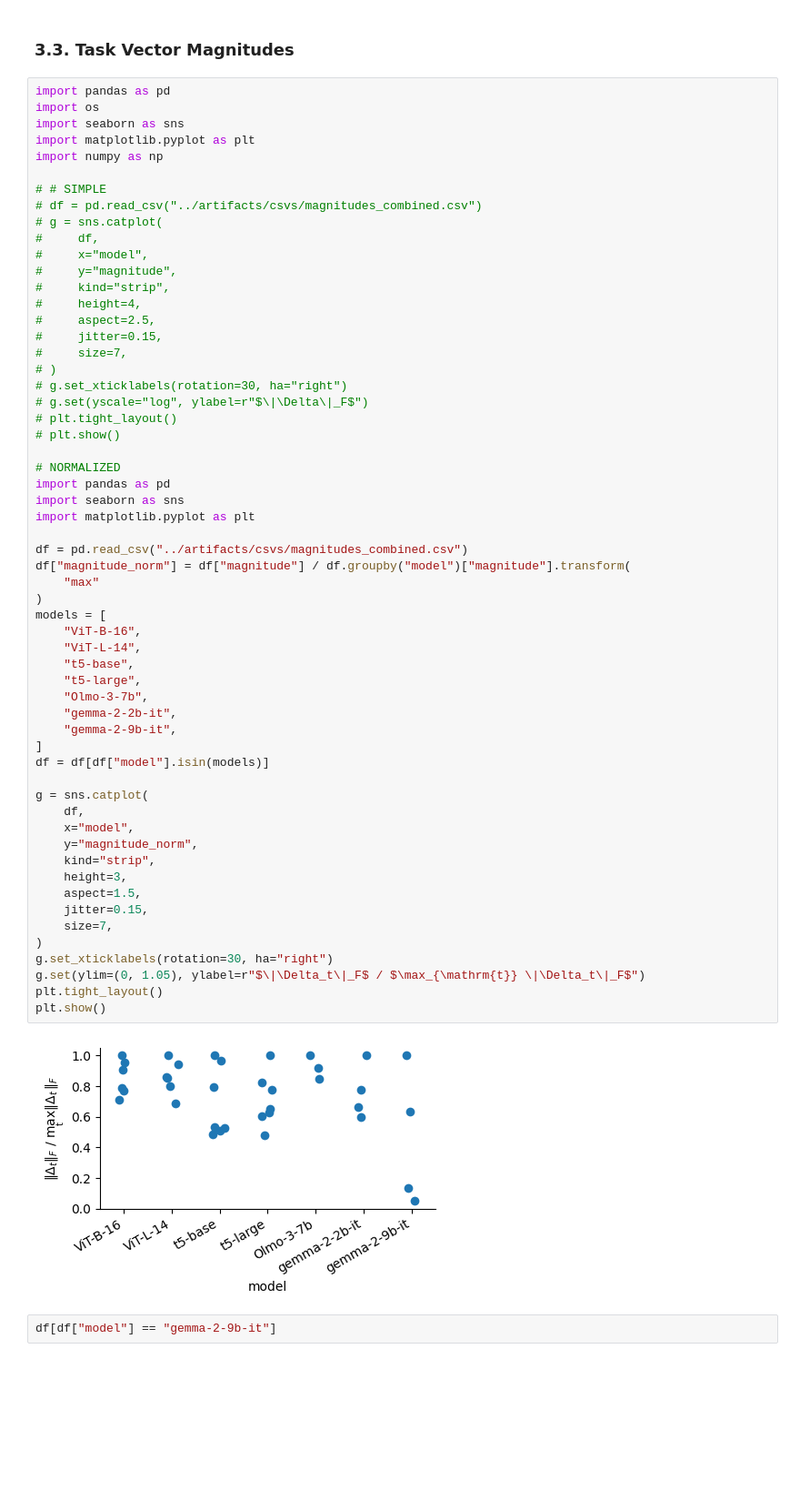
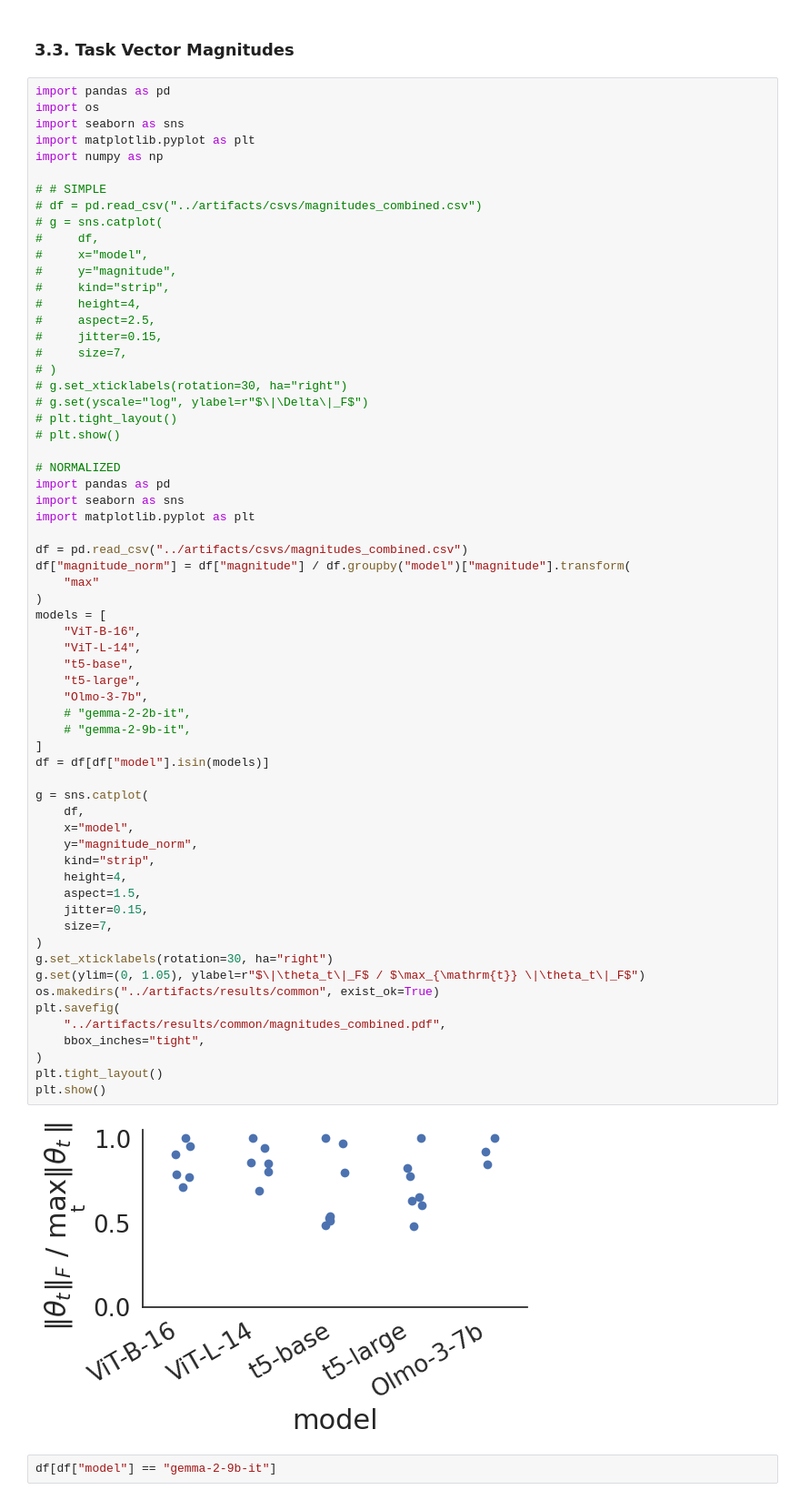
Before and after one commit to marawangamal/actmat, a Jupyter notebook: scripts/analysis.ipynb, the cells around one changed output. Shown at 91% size. Drawn from its saved outputs; the diff is of its cells as text; blank space fills up the shorter version.

```diff
--- a/scripts/analysis.ipynb
+++ b/scripts/analysis.ipynb
@@ -683,38 +683,43 @@ import numpy as np
 import pandas as pd
 import seaborn as sns
 import matplotlib.pyplot as plt
 
 df = pd.read_csv("../artifacts/csvs/magnitudes_combined.csv")
 df["magnitude_norm"] = df["magnitude"] / df.groupby("model")["magnitude"].transform(
     "max"
 )
 models = [
     "ViT-B-16",
     "ViT-L-14",
     "t5-base",
     "t5-large",
     "Olmo-3-7b",
-    "gemma-2-2b-it",
-    "gemma-2-9b-it",
+    # "gemma-2-2b-it",
+    # "gemma-2-9b-it",
 ]
 df = df[df["model"].isin(models)]
 
 g = sns.catplot(
     df,
     x="model",
     y="magnitude_norm",
     kind="strip",
-    height=3,
+    height=4,
     aspect=1.5,
     jitter=0.15,
     size=7,
 )
 g.set_xticklabels(rotation=30, ha="right")
-g.set(ylim=(0, 1.05), ylabel=r"$\|\Delta_t\|_F$ / $\max_{\mathrm{t}} \|\Delta_t\|_F$")
+g.set(ylim=(0, 1.05), ylabel=r"$\|\theta_t\|_F$ / $\max_{\mathrm{t}} \|\theta_t\|_F$")
+os.makedirs("../artifacts/results/common", exist_ok=True)
+plt.savefig(
+    "../artifacts/results/common/magnitudes_combined.pdf",
+    bbox_inches="tight",
+)
 plt.tight_layout()
 plt.show()
 # %% [output]
-[figure, old version]
+[figure, new version]
 # %%
 df[df["model"] == "gemma-2-9b-it"]
 # %% [output]
```
Also changed, not shown: parts of 4 cells of this notebook, 6 other files.
